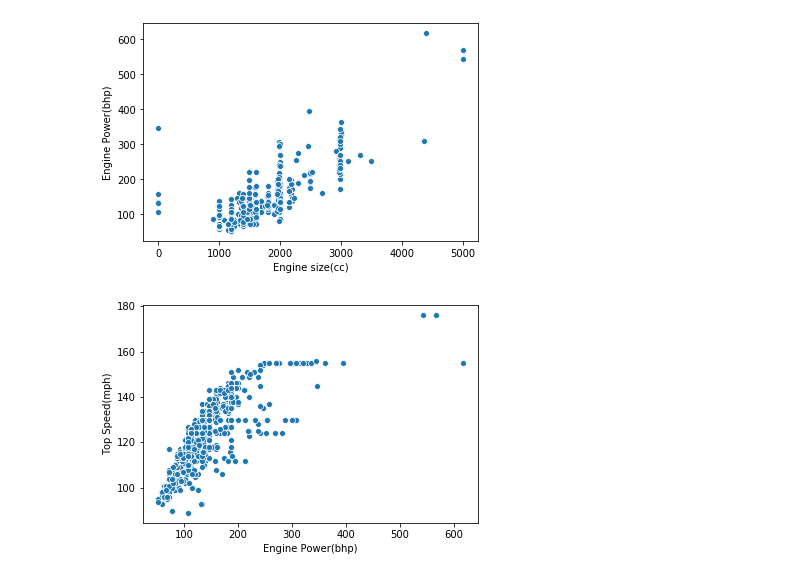
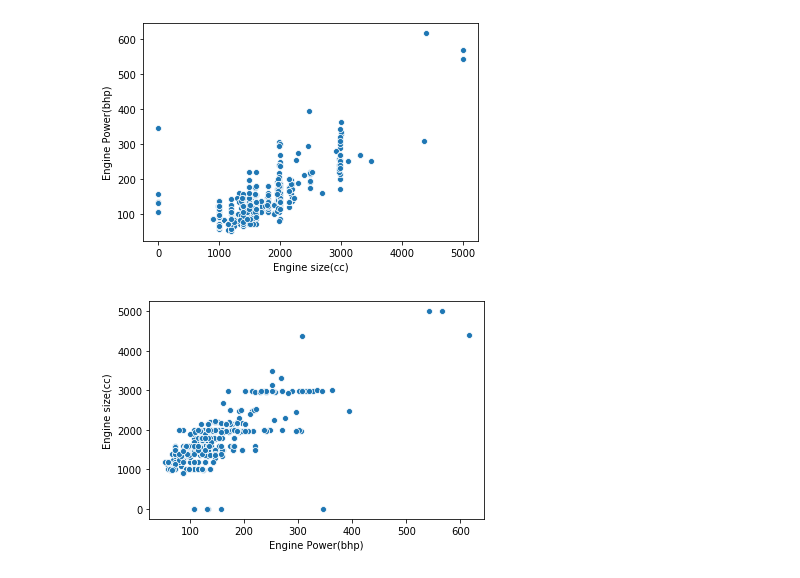
Before and after one commit to ShikharGhimire/ScrapeTheGum, a Jupyter notebook: fiveseatercars.ipynb, the cells around one changed output. Drawn from its saved outputs; the diff is of its cells as text; code cells hidden in the pictures.

```diff
--- a/fiveseatercars.ipynb
+++ b/fiveseatercars.ipynb
@@ -322,6 +302,10 @@ for i in col_remove_string:
 
 for i in col_remove_string:
     final_dataset['{}'.format(i)] = final_dataset['{}'.format(i)].astype(str).astype(int) #Converting string dtypes into int
+# %%
+#Let's convert coloumn door and seat values from float to integers
+final_dataset['Doors'] = final_dataset['Doors'].astype('int64')
+final_dataset['Seats'] = final_dataset['Doors'].astype('int64')
 # %%
 #Let's create a subsection of the dataframe to check the correlation
 correlation_dataframe = final_dataset[['Mileage(miles)','Brochure Engine size(litre)','Fuel Consumption(mpg)','CO2 emissions(g/km)','Engine Power(bhp)','Engine size(cc)',
@@ -403,7 +383,7 @@ plt.show()
 [figure]
 # %%
 #Looks like there is a good correlation between engine power and top speed
-ax = sns.scatterplot(x='Engine Power(bhp)',y = 'Top Speed(mph)',data = final_dataset)
+ax = sns.scatterplot(x='Engine Power(bhp)',y = 'Engine size(cc)',data = final_dataset)
 plt.show()
 # %% [output]
-[figure, old version]
+[figure, new version]
```
Also changed, not shown: parts of 12 cells of this notebook.
